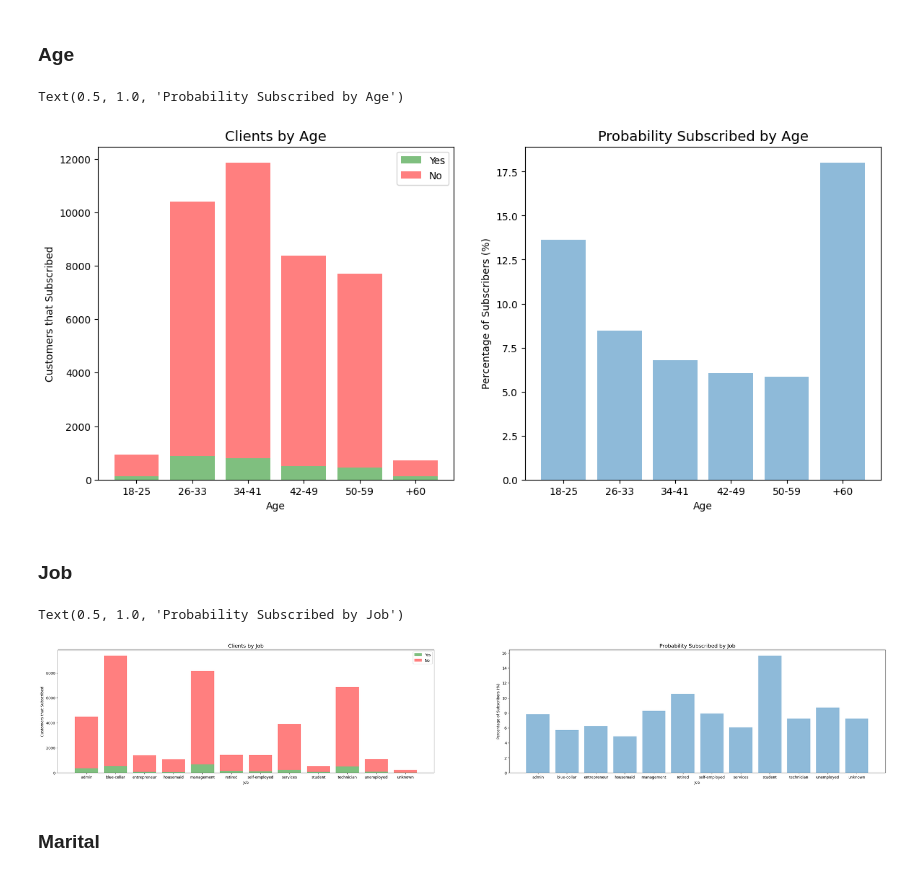
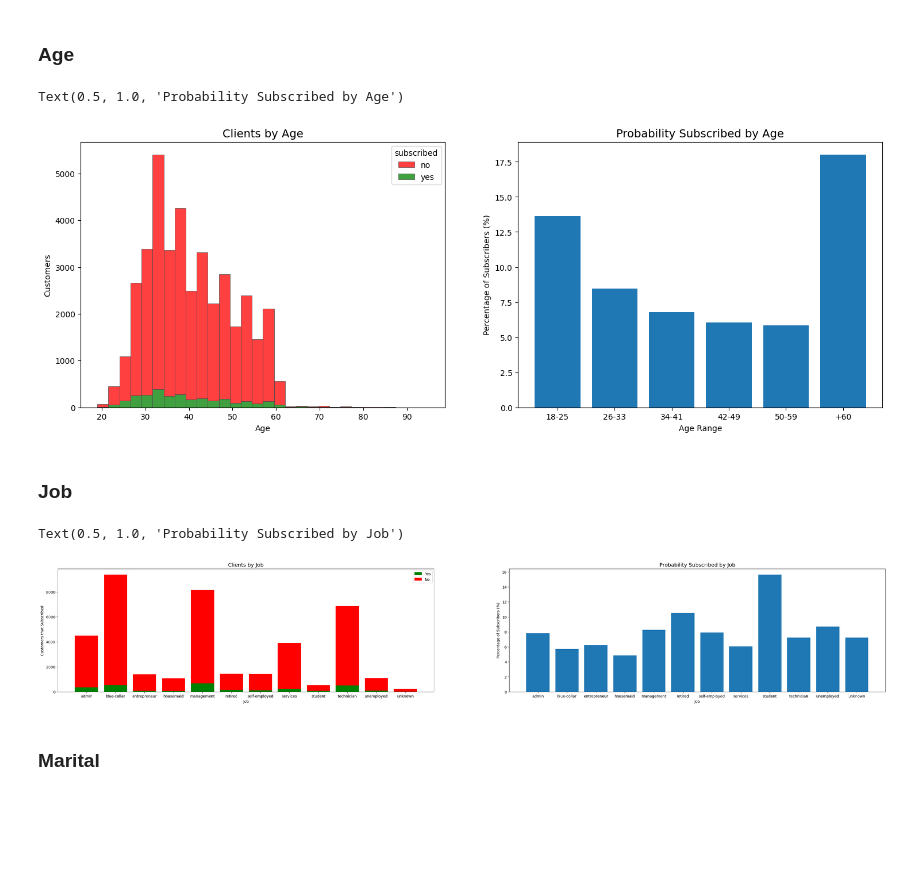
Before and after one commit to Gabriel2002Can/banking-market-model, a Jupyter notebook: term-deposit-marketing.ipynb, the cells around one changed output. Cells and saved outputs as stored; diff of their text form; code cells hidden in the pictures; blank space fills up the shorter version.

Commit message:
implementing histogram  graph

```diff
--- a/term-deposit-marketing.ipynb
+++ b/term-deposit-marketing.ipynb
@@ -111,70 +112,63 @@ This shows that the proportion of customers that did not deposit is way higher t
 # %% [markdown]
 ### Age
 # %%
-# Defining ranges
+age_data = data.copy()
+
+age_data.rename(columns={'y': 'subscribed'}, inplace=True)
+
 labels = ['18-25','26-33','34-41','42-49','50-59', '+60']
 cut_bins = [18, 25, 33, 41, 49, 59, float("inf")]
 
-age_data = data.copy()
+age_data['age_intervals'] = pd.cut(data['age'], bins = cut_bins, labels = labels)
 
-age_data['age'] = pd.cut(data['age'], bins = cut_bins, labels = labels)
-
-# Setting the data for the satisfied clients
-n_satisfied_clients = (
-    age_data[age_data['y'] == 'yes']
-    .groupby('age', observed=False)
+subs = (
+    age_data[age_data['subscribed']=='yes']
+    .groupby('age_intervals', observed=False)
     .size()
 )
 
-# Setting the data for the unsatisfied clients
-n_unsatisfied_clients = (
-    age_data[age_data['y'] == 'no']
-    .groupby('age', observed=False)
+non_subs = (
+    age_data[age_data['subscribed']=='no']
+    .groupby('age_intervals', observed=False)
     .size()
 )
 
-total_customers = n_satisfied_clients + n_unsatisfied_clients
-
-# Setting the index for all clients
-all_clients = labels
-
-# Filling gaps of non-existing data
-n_satisfied_clients = n_satisfied_clients.reindex(all_clients, fill_value=0)
-n_unsatisfied_clients = n_unsatisfied_clients.reindex(all_clients, fill_value=0)
-
-total_customers = n_satisfied_clients + n_unsatisfied_clients
-
 percentage = (
-    n_satisfied_clients
-    .div(total_customers)
+    subs
+    .div(subs + non_subs)
     .fillna(0)
     * 100
 )
 
-# Standardizing the x axis for both graphs
-x_axis = labels
+# Setting the data for the satisfied clients
+n_satisfied_clients = age_data[age_data['subscribed'] == 'yes']['age'].value_counts().sort_index()
 
-f, (ax1, ax2) = plt.subplots(1, 2, figsize=(14,6))
+# Setting the data for the unsatisfied clients
+n_unsatisfied_clients = age_data[age_data['subscribed'] == 'no']['age'].value_counts().sort_index()
+
+fig, (ax1, ax2) = plt.subplots(1, 2, figsize=(18, 6))
 
 # First Graph
-ax1.bar(x_axis, n_satisfied_clients, label='Yes', alpha=0.5, color='g')
-ax1.bar(x_axis, n_unsatisfied_clients, bottom=n_satisfied_clients, label='No', alpha=0.5, color='r')
+sns.histplot(data=age_data, x='age', hue='subscribed',
+             multiple='stack',
+             bins=30,
+             ax=ax1,
+             palette=['red', 'green'],
+             edgecolor='.3',
+             linewidth=.5)
 
-plt.sca(ax1)
-
-ax1.set_ylabel("Customers that Subscribed")
+ax1.set_ylabel("Customers")
 ax1.set_xlabel("Age")
 ax1.set_title("Clients by Age",fontsize=14)
-plt.legend(loc='upper right')
 
 # Second Graph
-ax2.bar(x_axis, percentage, alpha=0.5)
+ax2.bar(labels, percentage)
 ax2.set_ylabel("Percentage of Subscribers (%)")
-ax2.set_xlabel("Age")
+ax2.set_xlabel("Age Range")
 ax2.set_title("Probability Subscribed by Age",fontsize=14)
 # %% [output]
 Text(0.5, 1.0, 'Probability Subscribed by Age')
-[figure, old version]
+[figure, new version]
 # %% [markdown]
 ### Job
 # %%
@@ -214,8 +208,8 @@ x_axis = data.groupby('job').size().index
 f, (ax1, ax2) = plt.subplots(1, 2, figsize=(40,6))
 
 # First Graph
-ax1.bar(x_axis, n_satisfied_clients, label='Yes', alpha=0.5, color='g')
-ax1.bar(x_axis, n_unsatisfied_clients, bottom=n_satisfied_clients, label='No', alpha=0.5, color='r')
+ax1.bar(x_axis, n_satisfied_clients, label='Yes', color='g')
+ax1.bar(x_axis, n_unsatisfied_clients, bottom=n_satisfied_clients, label='No', color='r')
 
 plt.sca(ax1)
 
@@ -225,13 +219,13 @@ ax1.set_title("Clients by Job",fontsize=14)
 plt.legend(loc='upper right')
 
 # Second Graph
-ax2.bar(x_axis, percentage, alpha=0.5)
+ax2.bar(x_axis, percentage)
 ax2.set_ylabel("Percentage of Subscribers (%)")
 ax2.set_xlabel("Job")
 ax2.set_title("Probability Subscribed by Job",fontsize=14)
 # %% [output]
 Text(0.5, 1.0, 'Probability Subscribed by Job')
-[figure, old version]
+[figure, new version]
 # %% [markdown]
 ### Marital
 # %%
```
Also changed, not shown: parts of 14 cells of this notebook.
